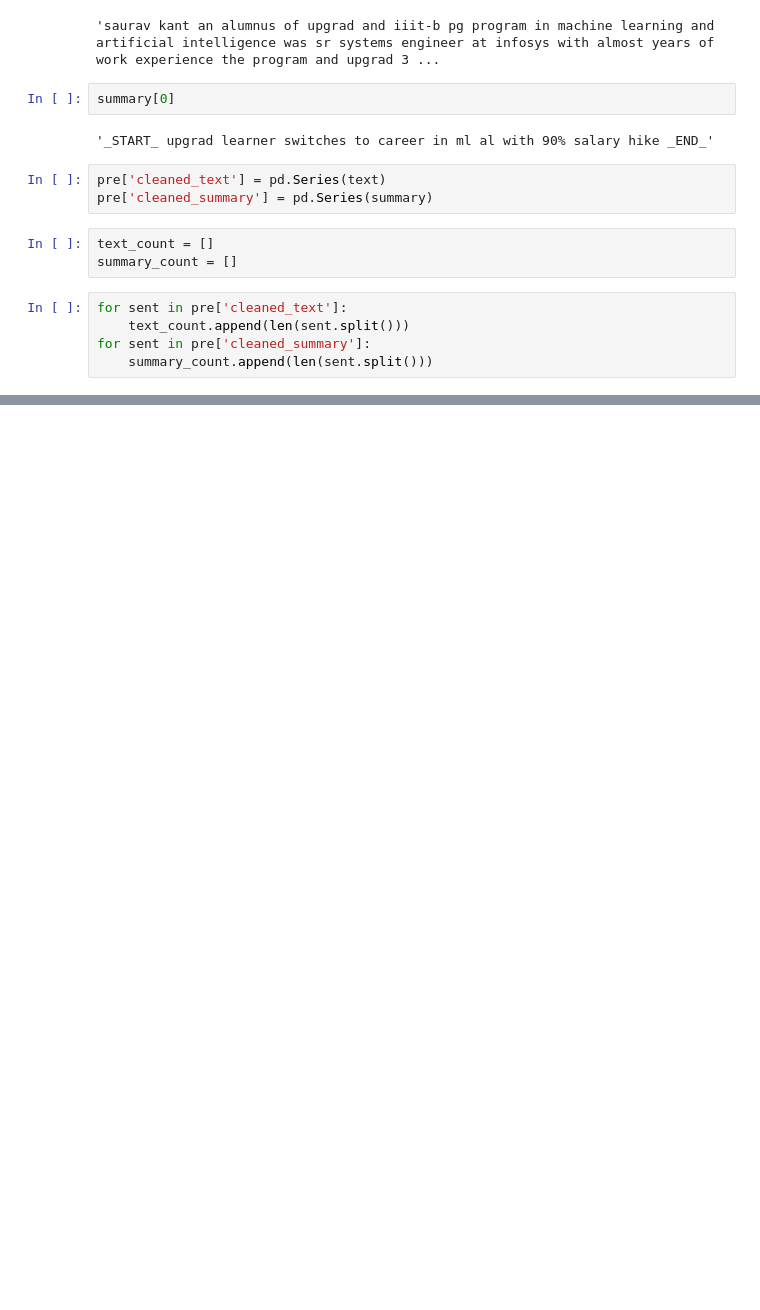
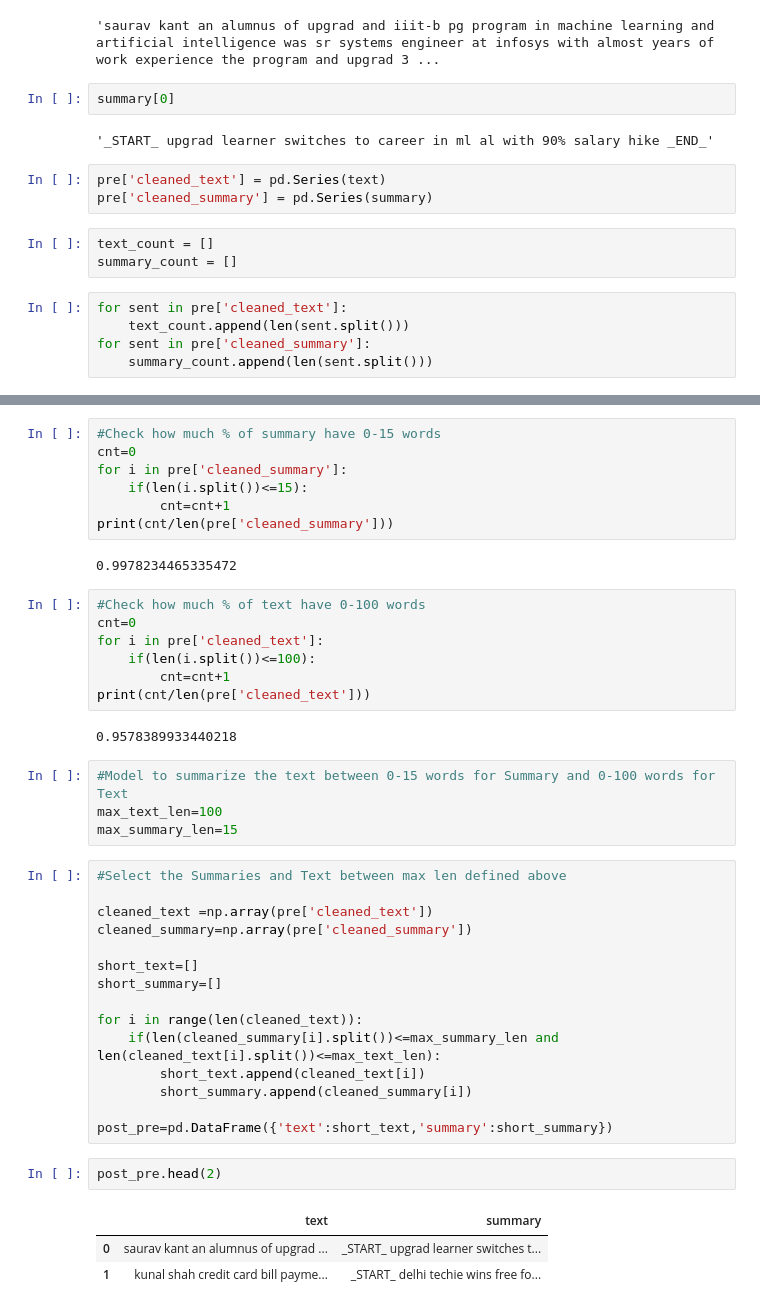
Before and after one commit to urvashi02sinha/AbstractiveTextSummarizer, a Jupyter notebook: TextSummarizer.ipynb, the cells around one changed output, grey strips where cells are left out. Saved outputs shown, nothing was run; the diff lists cells and outputs as text; blank space fills up the shorter version.

```diff
--- a/TextSummarizer.ipynb
+++ b/TextSummarizer.ipynb
@@ -178,0 +194,43 @@ for sent in pre['cleaned_summary']:
+# %%
+#Check how much % of summary have 0-15 words
+cnt=0
+for i in pre['cleaned_summary']:
+    if(len(i.split())<=15):
+        cnt=cnt+1
+print(cnt/len(pre['cleaned_summary']))
+# %% [output]
+0.9978234465335472
+# %%
+#Check how much % of text have 0-100 words
+cnt=0
+for i in pre['cleaned_text']:
+    if(len(i.split())<=100):
+        cnt=cnt+1
+print(cnt/len(pre['cleaned_text']))
+# %% [output]
+0.9578389933440218
+# %%
+#Model to summarize the text between 0-15 words for Summary and 0-100 words for Text
+max_text_len=100
+max_summary_len=15
+# %%
+#Select the Summaries and Text between max len defined above
+
+cleaned_text =np.array(pre['cleaned_text'])
+cleaned_summary=np.array(pre['cleaned_summary'])
+
+short_text=[]
+short_summary=[]
+
+for i in range(len(cleaned_text)):
+    if(len(cleaned_summary[i].split())<=max_summary_len and len(cleaned_text[i].split())<=max_text_len):
+        short_text.append(cleaned_text[i])
+        short_summary.append(cleaned_summary[i])
+
+post_pre=pd.DataFrame({'text':short_text,'summary':short_summary})
+# %%
+post_pre.head(2)
+# %% [output]
+|  | text | summary |
+| 0 | saurav kant an alumnus of upgrad ... | _START_ upgrad learner switches t... |
+| 1 | kunal shah credit card bill payme... | _START_ delhi techie wins free fo... |
```
Also changed, not shown: parts of 5 cells of this notebook.
